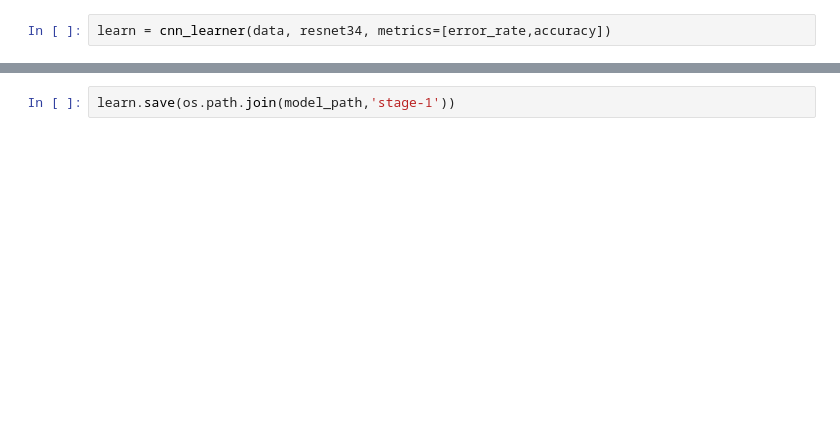
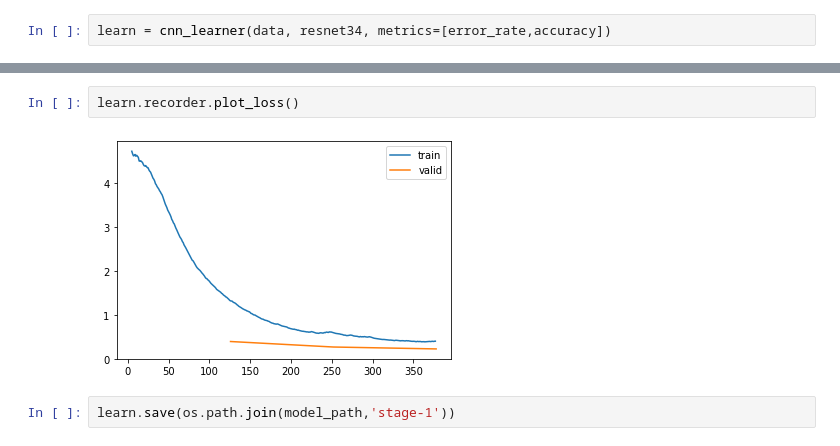
Before and after one commit to cvillad/classification_model, a Jupyter notebook: src/model.ipynb, the cells around one changed output, grey strips where cells are left out. Drawn from its saved outputs; the diff is of its cells as text; blank space fills up the shorter version.

```diff
--- a/src/model.ipynb
+++ b/src/model.ipynb
@@ -63,2 +72,6 @@ learn.fit_one_cycle(3)
+# %%
+learn.recorder.plot_loss()
+# %% [output]
+[figure, added]
 # %%
 learn.save(os.path.join(model_path,'stage-1'))
```
Also changed, not shown: parts of 24 cells of this notebook, 2 other files.
